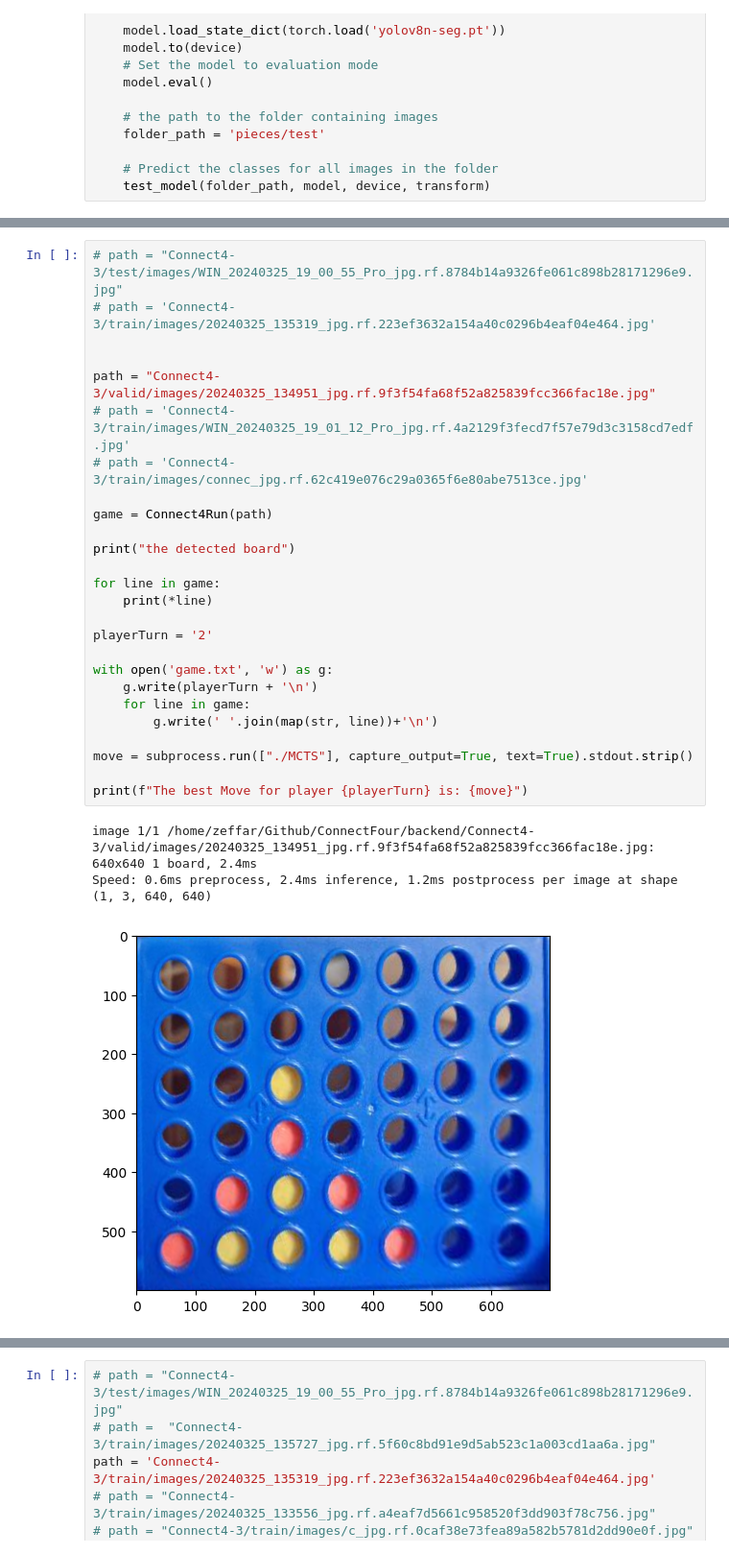
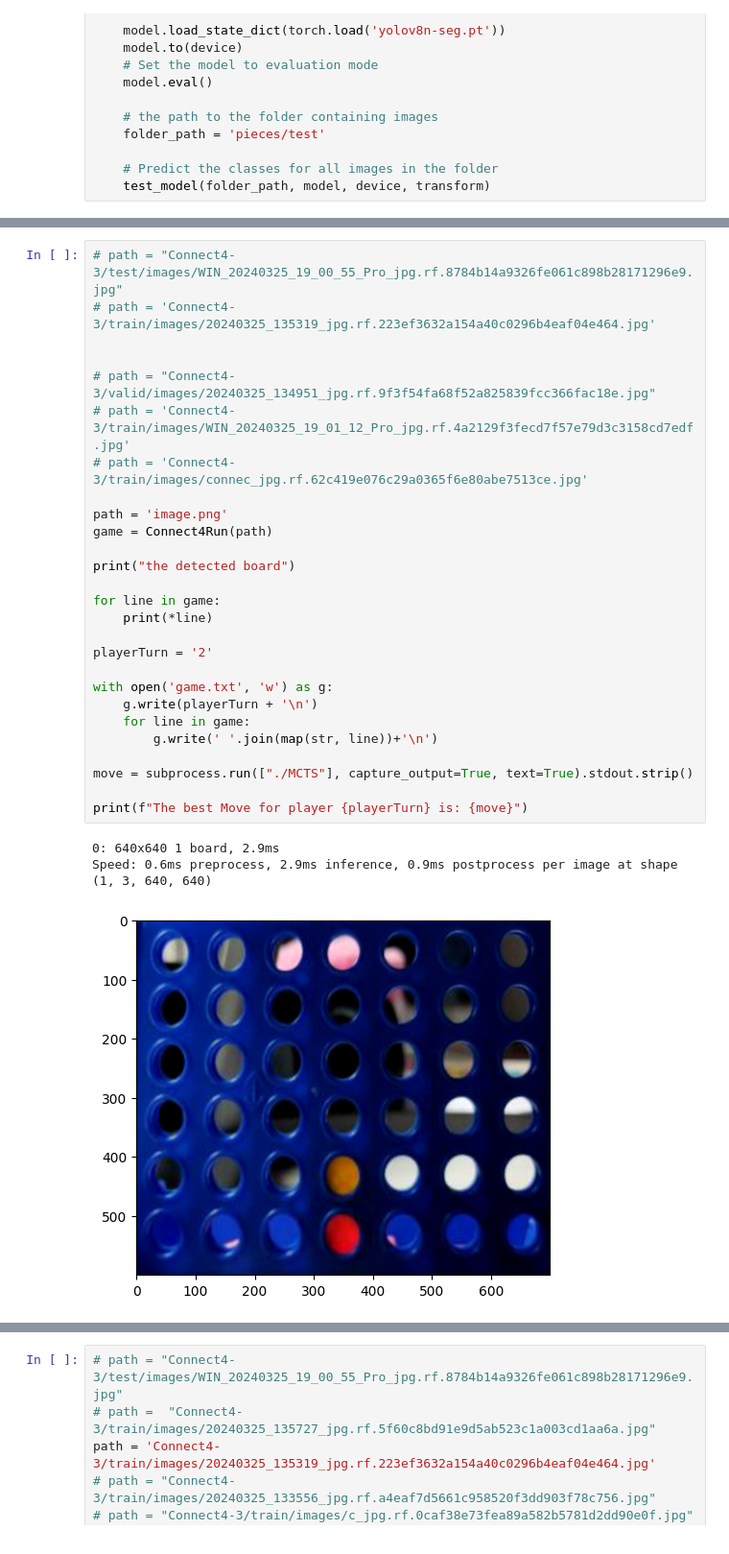
Before and after one commit to JulieJulieMary/ConnectFour, a Jupyter notebook: backend/IAVA.ipynb, the cells around one changed output, grey strips where cells are left out. Shown: that part at 96% size. Drawn from its saved outputs; the diff is of its cells as text.

```diff
--- a/backend/IAVA.ipynb
+++ b/backend/IAVA.ipynb
@@ -551,33 +574,34 @@ def Connect4Run(image):
 # %%
 # path = "Connect4-3/test/images/WIN_20240325_19_00_55_Pro_jpg.rf.8784b14a9326fe061c898b28171296e9.jpg"
 # path = 'Connect4-3/train/images/20240325_135319_jpg.rf.223ef3632a154a40c0296b4eaf04e464.jpg'
 
 
-path = "Connect4-3/valid/images/20240325_134951_jpg.rf.9f3f54fa68f52a825839fcc366fac18e.jpg"
+# path = "Connect4-3/valid/images/20240325_134951_jpg.rf.9f3f54fa68f52a825839fcc366fac18e.jpg"
 # path = 'Connect4-3/train/images/WIN_20240325_19_01_12_Pro_jpg.rf.4a2129f3fecd7f57e79d3c3158cd7edf.jpg'
 # path = 'Connect4-3/train/images/connec_jpg.rf.62c419e076c29a0365f6e80abe7513ce.jpg'
 
+path = 'image.png'
 game = Connect4Run(path)
 
 print("the detected board")
 
 for line in game:
     print(*line)
 
 playerTurn = '2'
 
 with open('game.txt', 'w') as g:
     g.write(playerTurn + '\n')
     for line in game:
         g.write(' '.join(map(str, line))+'\n')
 
 move = subprocess.run(["./MCTS"], capture_output=True, text=True).stdout.strip()
 
 print(f"The best Move for player {playerTurn} is: {move}")
 # %% [output]
-image 1/1 /home/zeffar/Github/ConnectFour/backend/Connect4-3/valid/images/20240325_134951_jpg.rf.9f3f54fa68f52a825839fcc366fac18e.jpg: 640x640 1 board, 2.4ms
-Speed: 0.6ms preprocess, 2.4ms inference, 1.2ms postprocess per image at shape (1, 3, 640, 640)
+0: 640x640 1 board, 2.9ms
+Speed: 0.6ms preprocess, 2.9ms inference, 0.9ms postprocess per image at shape (1, 3, 640, 640)
-[figure, old version]
+[figure, new version]
 the detected board
 0 0 0 0 0 0 0
 0 0 0 0 0 0 0
```
Also changed, not shown: parts of 3 cells of this notebook, 4 other files.
